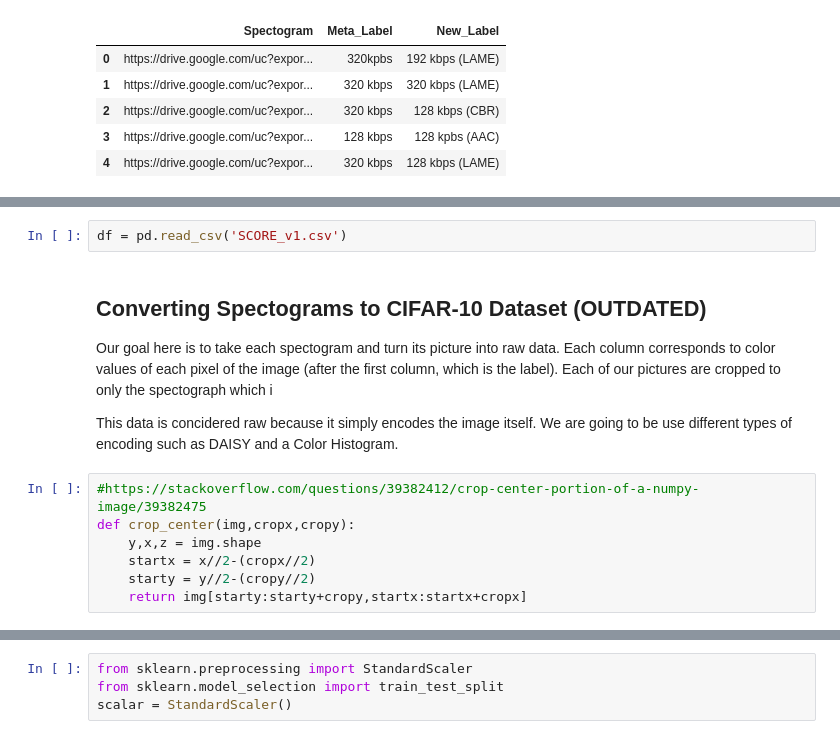
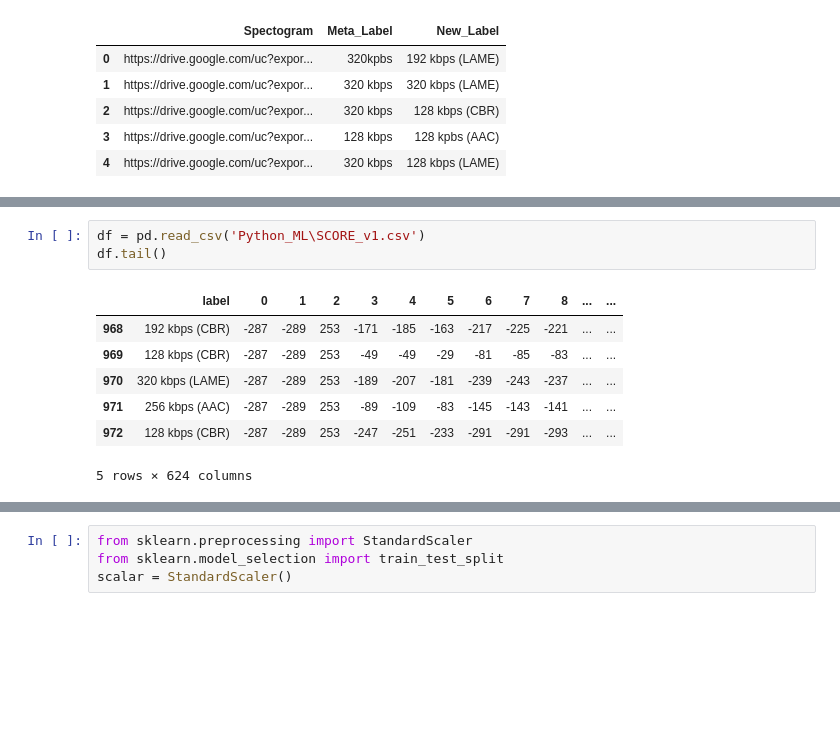
Before and after one commit to TSlesinger/INFO-4700-Capstone, a Jupyter notebook: Dataset Building.ipynb, the cells around one changed output, grey strips where cells are left out. Saved outputs shown, nothing was run; the diff lists cells and outputs as text; blank space fills up the shorter version.

```diff
--- a/Dataset Building.ipynb
+++ b/Dataset Building.ipynb
@@ -126,16 +96,11 @@ for idx, row in drive_and_label.iterrows():
 # %%
-df = pd.read_csv('SCORE_v1.csv')
+df = pd.read_csv('Python_ML\SCORE_v1.csv')
+df.tail()
+# %% [output]
+|  | label | 0 | 1 | 2 | 3 | 4 | 5 | 6 | 7 | 8 | ... | ... |
+| 968 | 192 kbps (CBR) | -287 | -289 | 253 | -171 | -185 | -163 | -217 | -225 | -221 | ... | ... |
+| 969 | 128 kbps (CBR) | -287 | -289 | 253 | -49 | -49 | -29 | -81 | -85 | -83 | ... | ... |
+| 970 | 320 kbps (LAME) | -287 | -289 | 253 | -189 | -207 | -181 | -239 | -243 | -237 | ... | ... |
+| 971 | 256 kbps (AAC) | -287 | -289 | 253 | -89 | -109 | -83 | -145 | -143 | -141 | ... | ... |
+| 972 | 128 kbps (CBR) | -287 | -289 | 253 | -247 | -251 | -233 | -291 | -291 | -293 | ... | ... |
+5 rows × 624 columns
-# %% [markdown]
-## Converting Spectograms to CIFAR-10 Dataset (OUTDATED)
-
-
-Our goal here is to take each spectogram and turn its picture into raw  data. Each column corresponds to color values of each pixel of the image (after the first column, which is the label). Each of our pictures are cropped to only the spectograph which i
-
-This data is concidered raw because it simply encodes the image itself. We are going to be use different types of encoding such as DAISY and a Color Histogram.
-# %%
-#https://stackoverflow.com/questions/39382412/crop-center-portion-of-a-numpy-image/39382475
-def crop_center(img,cropx,cropy):
-    y,x,z = img.shape
-    startx = x//2-(cropx//2)
-    starty = y//2-(cropy//2)
-    return img[starty:starty+cropy,startx:startx+cropx]
```
Also changed, not shown: parts of 49 cells of this notebook.
